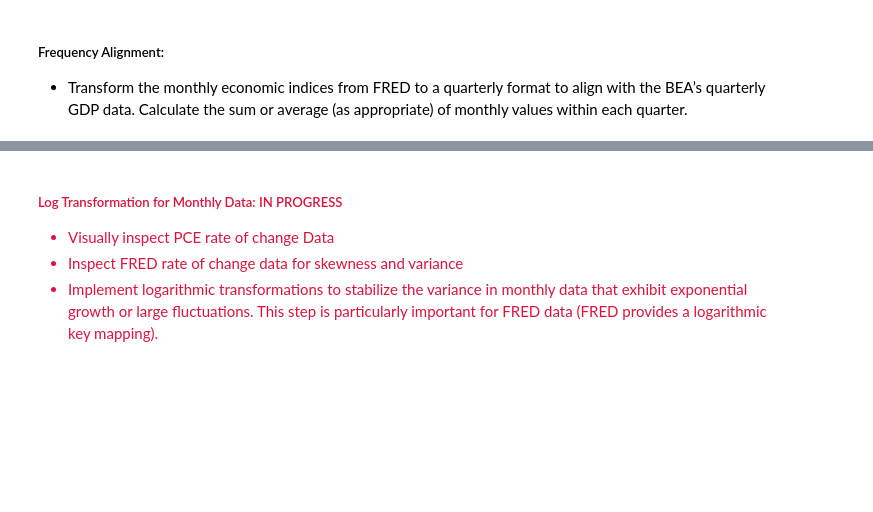
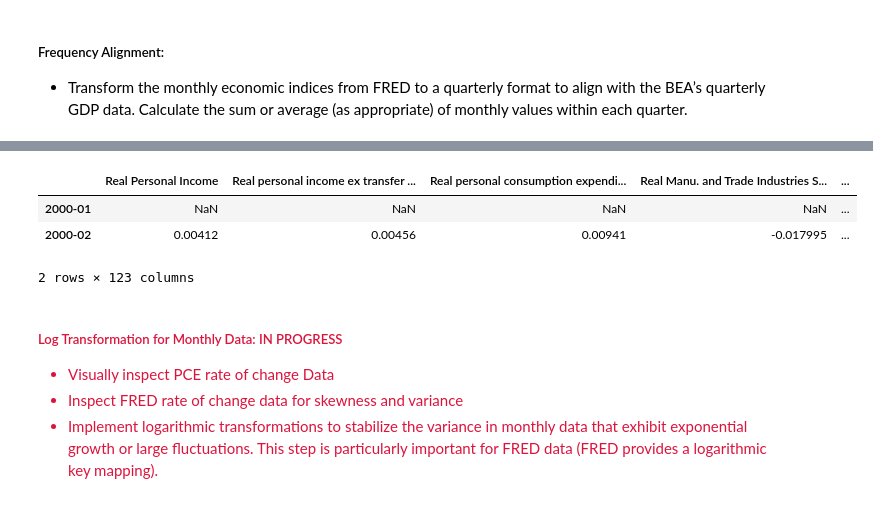
Before and after one commit to janjannagtegaal/NowCasting-M1, a Jupyter notebook: M1_NowCasting_Consumer_Exp.ipynb, the cells around one changed output, grey strips where cells are left out. Saved outputs shown, nothing was run; the diff lists cells and outputs as text; code cells hidden in the pictures; blank space fills up the shorter version.

```diff
--- a/M1_NowCasting_Consumer_Exp.ipynb
+++ b/M1_NowCasting_Consumer_Exp.ipynb
@@ -630,0 +742,7 @@ fred_quarterly_rate_of_change.head()
+# %%
+fred_rate_of_change.head(2)
+# %% [output]
+|  | Real Personal Income | Real personal income ex transfer ... | Real personal consumption expendi... | Real Manu. and Trade Industries S... | ... |
+| 2000-01 | NaN | NaN | NaN | NaN | ... |
+| 2000-02 | 0.00412 | 0.00456 | 0.00941 | -0.017995 | ... |
+2 rows × 123 columns
```
Also changed, not shown: parts of 17 cells of this notebook, 2 other files.
